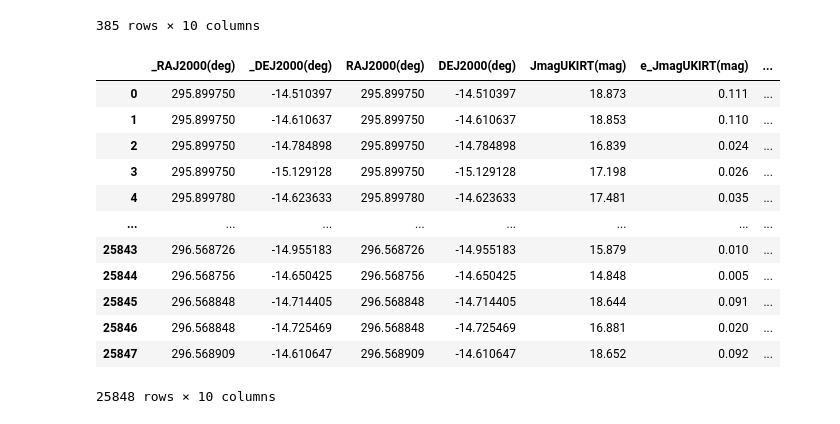
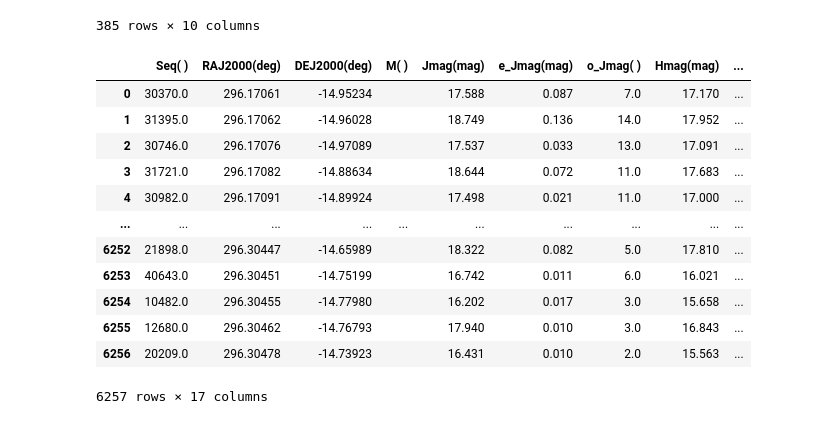
Before and after one commit to Mahdi-Abdollahii/NGC_6822, a Jupyter notebook: NGC6822_visualization.ipynb, the cells around one changed output. Saved outputs shown, nothing was run; the diff lists cells and outputs as text; code cells hidden in the pictures.

```diff
--- a/NGC6822_visualization.ipynb
+++ b/NGC6822_visualization.ipynb
@@ -41,19 +58,19 @@ df
 X = df['J'] -  df['Ks']
 Y = df['Ks']
 # %%
-df_ukirt = pd.read_csv('/content/NGC_6822/Data/UKIRT_file.csv')
-df_ukirt
+df_Whitelock = pd.read_csv('/content/NGC_6822/Data/Whitelock.csv')
+df_Whitelock
 # %% [output]
-|  | _RAJ2000(deg) | _DEJ2000(deg) | RAJ2000(deg) | DEJ2000(deg) | JmagUKIRT(mag) | e_JmagUKIRT(mag) | ... |
-| 0 | 295.899750 | -14.510397 | 295.899750 | -14.510397 | 18.873 | 0.111 | ... |
-| 1 | 295.899750 | -14.610637 | 295.899750 | -14.610637 | 18.853 | 0.110 | ... |
-| 2 | 295.899750 | -14.784898 | 295.899750 | -14.784898 | 16.839 | 0.024 | ... |
-| 3 | 295.899750 | -15.129128 | 295.899750 | -15.129128 | 17.198 | 0.026 | ... |
-| 4 | 295.899780 | -14.623633 | 295.899780 | -14.623633 | 17.481 | 0.035 | ... |
-| ... | ... | ... | ... | ... | ... | ... | ... |
-| 25843 | 296.568726 | -14.955183 | 296.568726 | -14.955183 | 15.879 | 0.010 | ... |
-| 25844 | 296.568756 | -14.650425 | 296.568756 | -14.650425 | 14.848 | 0.005 | ... |
-| 25845 | 296.568848 | -14.714405 | 296.568848 | -14.714405 | 18.644 | 0.091 | ... |
-| 25846 | 296.568848 | -14.725469 | 296.568848 | -14.725469 | 16.881 | 0.020 | ... |
-| 25847 | 296.568909 | -14.610647 | 296.568909 | -14.610647 | 18.652 | 0.092 | ... |
+|  | Seq( ) | RAJ2000(deg) | DEJ2000(deg) | M( ) | Jmag(mag) | e_Jmag(mag) | o_Jmag( ) | Hmag(mag) | ... |
+| 0 | 30370.0 | 296.17061 | -14.95234 |  | 17.588 | 0.087 | 7.0 | 17.170 | ... |
+| 1 | 31395.0 | 296.17062 | -14.96028 |  | 18.749 | 0.136 | 14.0 | 17.952 | ... |
+| 2 | 30746.0 | 296.17076 | -14.97089 |  | 17.537 | 0.033 | 13.0 | 17.091 | ... |
+| 3 | 31721.0 | 296.17082 | -14.88634 |  | 18.644 | 0.072 | 11.0 | 17.683 | ... |
+| 4 | 30982.0 | 296.17091 | -14.89924 |  | 17.498 | 0.021 | 11.0 | 17.000 | ... |
+| ... | ... | ... | ... | ... | ... | ... | ... | ... | ... |
+| 6252 | 21898.0 | 296.30447 | -14.65989 |  | 18.322 | 0.082 | 5.0 | 17.810 | ... |
+| 6253 | 40643.0 | 296.30451 | -14.75199 |  | 16.742 | 0.011 | 6.0 | 16.021 | ... |
+| 6254 | 10482.0 | 296.30455 | -14.77980 |  | 16.202 | 0.017 | 3.0 | 15.658 | ... |
+| 6255 | 12680.0 | 296.30462 | -14.76793 |  | 17.940 | 0.010 | 3.0 | 16.843 | ... |
+| 6256 | 20209.0 | 296.30478 | -14.73923 |  | 16.431 | 0.010 | 2.0 | 15.563 | ... |
-25848 rows × 10 columns
+6257 rows × 17 columns
```
Also changed, not shown: parts of 6 cells of this notebook.
